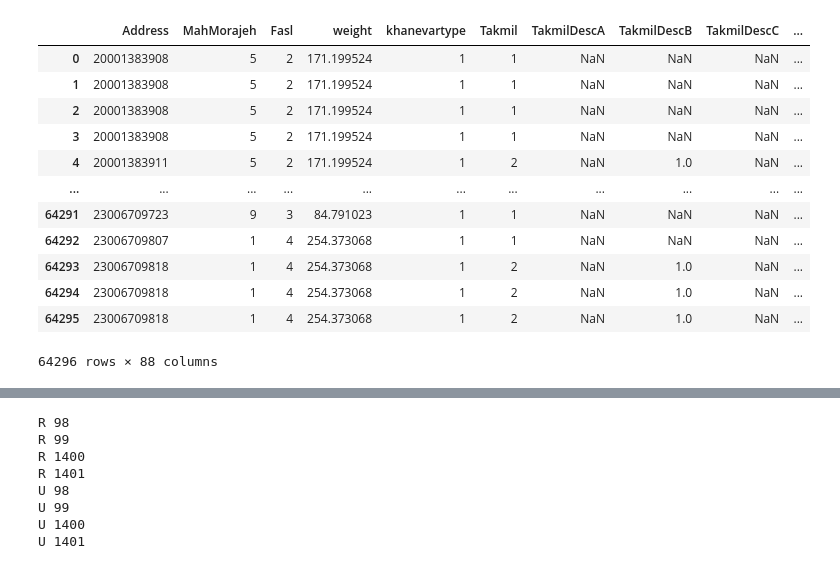
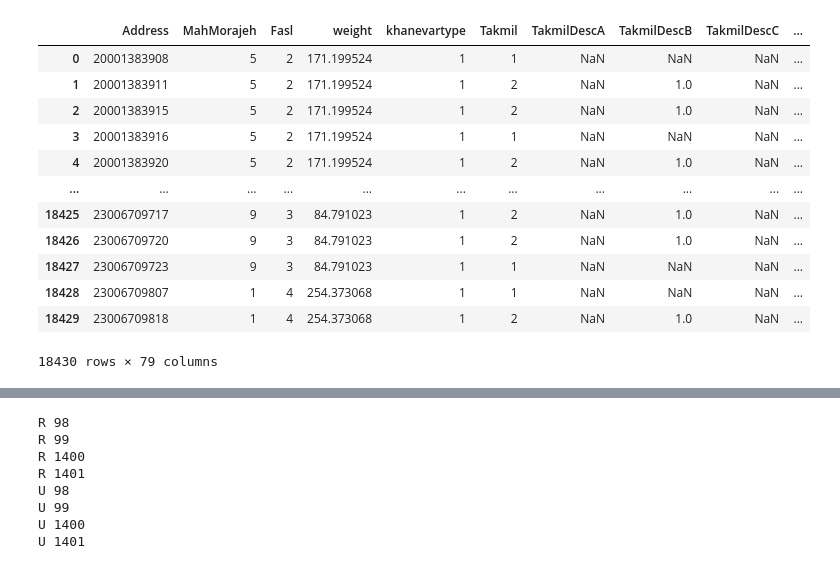
Before and after one commit to sinaaasghari/First-Try, a Jupyter notebook: Untitled.ipynb, the cells around one changed output, grey strips where cells are left out. Saved outputs shown, nothing was run; the diff lists cells and outputs as text; code cells hidden in the pictures.

```diff
--- a/Untitled.ipynb
+++ b/Untitled.ipynb
@@ -9,47 +9,47 @@ for file in pd.ExcelFile('data/'+a+b+'.xlsx').sheet_names:
     tr98.append(pd.read_excel('data/'+a+b+'.xlsx',sheet_name=file))
 # %%
 dftr98=tr98[0]
-dftr98=dftr98.merge(tr98[1],on='Address',how='left')
+#dftr98=dftr98.merge(tr98[1],on='Address',how='left')
 dftr98=dftr98.merge(tr98[2],on='Address',how='left')
 dftr98=dftr98.merge(tr98[3].groupby('Address').agg({'value':'sum'}).rename(columns={'value':'Cost1'}),on='Address',how='left')
 dftr98=dftr98.merge(tr98[4].groupby('Address').agg({'value':'sum'}).rename(columns={'value':'Cost2'}),on='Address',how='left')
 dftr98=dftr98.merge(tr98[5].groupby('Address').agg({'value':'sum'}).rename(columns={'value':'Cost3'}),on='Address',how='left')
 dftr98=dftr98.merge(tr98[6].groupby('Address').agg({'value':'sum'}).rename(columns={'value':'Cost4'}),on='Address',how='left')
 dftr98=dftr98.merge(tr98[7].groupby('Address').agg({'value':'sum'}).rename(columns={'value':'Cost5'}),on='Address',how='left')
 dftr98=dftr98.merge(tr98[8].groupby('Address').agg({'value':'sum'}).rename(columns={'value':'Cost6'}),on='Address',how='left')
 dftr98=dftr98.merge(tr98[9].groupby('Address').agg({'value':'sum'}).rename(columns={'value':'Cost7'}),on='Address',how='left')
 dftr98=dftr98.merge(tr98[10].groupby('Address').agg({'value':'sum'}).rename(columns={'value':'Cost8'}),on='Address',how='left')
 dftr98=dftr98.merge(tr98[11].groupby('Address').agg({'value':'sum'}).rename(columns={'value':'Cost9'}),on='Address',how='left')
 dftr98=dftr98.merge(tr98[13].groupby('Address').agg({'value':'sum'}).rename(columns={'value':'Cost11'}),on='Address',how='left')
 dftr98=dftr98.merge(tr98[14].groupby('Address').agg({'value':'sum'}).rename(columns={'value':'Cost12'}),on='Address',how='left')
 dftr98=dftr98.merge(tr98[15].groupby('Address').agg({'value':'sum'}).rename(columns={'value':'Cost13'}),on='Address',how='left')
 dftr98=dftr98.merge(tr98[16].groupby('Address').agg({'value':'sum'}).rename(columns={'value':'Cost14'}),on='Address',how='left')
 #house  price 1
 dftr98=dftr98.merge(tr98[6][tr98[6]['code'].apply(lambda x:x//1000==41)].groupby('Address').agg({'value':'sum'}).rename(columns={'value':'HousePrice1'}),on='Address',how='left')
 #house price 2
 dftr98=dftr98.merge(tr98[6][tr98[6]['code'].apply(lambda x:x//1000==42)].groupby('Address').agg({'value':'sum'}).rename(columns={'value':'HousePrice2'}),on='Address',how='left')
 # fuel
 dftr98=dftr98.merge(tr98[6][tr98[6]['code'].apply(lambda x:x//1000==45)].groupby('Address').agg({'value':'sum'}).rename(columns={'value':'Fuel'}),on='Address',how='left')
 #car fuel
 dftr98=dftr98.merge(tr98[9][tr98[9]['code'].apply(lambda x:x//100==722)].groupby('Address').agg({'value':'sum'}).rename(columns={'value':'Car_Fuel'}),on='Address',how='left')
 #benzin
 dftr98=dftr98.merge(tr98[9][tr98[9]['code'].apply(lambda x:x==72211)].groupby('Address').agg({'value':'sum'}).rename(columns={'value':'Benzin'}),on='Address',how='left')
 
 
 dftr98
 # %% [output]
 |  | Address | MahMorajeh | Fasl | weight | khanevartype | Takmil | TakmilDescA | TakmilDescB | TakmilDescC | ... |
 | 0 | 20001383908 | 5 | 2 | 171.199524 | 1 | 1 | NaN | NaN | NaN | ... |
-| 1 | 20001383908 | 5 | 2 | 171.199524 | 1 | 1 | NaN | NaN | NaN | ... |
-| 2 | 20001383908 | 5 | 2 | 171.199524 | 1 | 1 | NaN | NaN | NaN | ... |
-| 3 | 20001383908 | 5 | 2 | 171.199524 | 1 | 1 | NaN | NaN | NaN | ... |
-| 4 | 20001383911 | 5 | 2 | 171.199524 | 1 | 2 | NaN | 1.0 | NaN | ... |
+| 1 | 20001383911 | 5 | 2 | 171.199524 | 1 | 2 | NaN | 1.0 | NaN | ... |
+| 2 | 20001383915 | 5 | 2 | 171.199524 | 1 | 2 | NaN | 1.0 | NaN | ... |
+| 3 | 20001383916 | 5 | 2 | 171.199524 | 1 | 1 | NaN | NaN | NaN | ... |
+| 4 | 20001383920 | 5 | 2 | 171.199524 | 1 | 2 | NaN | 1.0 | NaN | ... |
 | ... | ... | ... | ... | ... | ... | ... | ... | ... | ... | ... |
-| 64291 | 23006709723 | 9 | 3 | 84.791023 | 1 | 1 | NaN | NaN | NaN | ... |
-| 64292 | 23006709807 | 1 | 4 | 254.373068 | 1 | 1 | NaN | NaN | NaN | ... |
-| 64293 | 23006709818 | 1 | 4 | 254.373068 | 1 | 2 | NaN | 1.0 | NaN | ... |
-| 64294 | 23006709818 | 1 | 4 | 254.373068 | 1 | 2 | NaN | 1.0 | NaN | ... |
-| 64295 | 23006709818 | 1 | 4 | 254.373068 | 1 | 2 | NaN | 1.0 | NaN | ... |
+| 18425 | 23006709717 | 9 | 3 | 84.791023 | 1 | 2 | NaN | 1.0 | NaN | ... |
+| 18426 | 23006709720 | 9 | 3 | 84.791023 | 1 | 2 | NaN | 1.0 | NaN | ... |
+| 18427 | 23006709723 | 9 | 3 | 84.791023 | 1 | 1 | NaN | NaN | NaN | ... |
+| 18428 | 23006709807 | 1 | 4 | 254.373068 | 1 | 1 | NaN | NaN | NaN | ... |
+| 18429 | 23006709818 | 1 | 4 | 254.373068 | 1 | 2 | NaN | 1.0 | NaN | ... |
-64296 rows × 88 columns
+18430 rows × 79 columns
 # %%
 dftr98.info()
```
Also changed, not shown: parts of 2 cells of this notebook.
